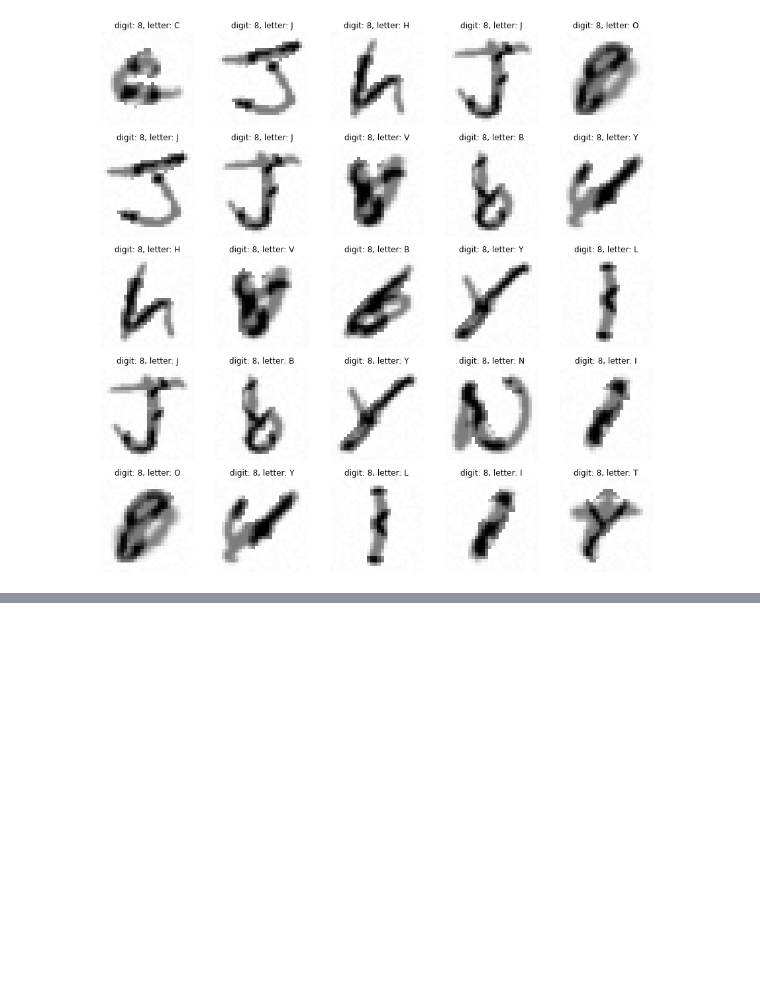
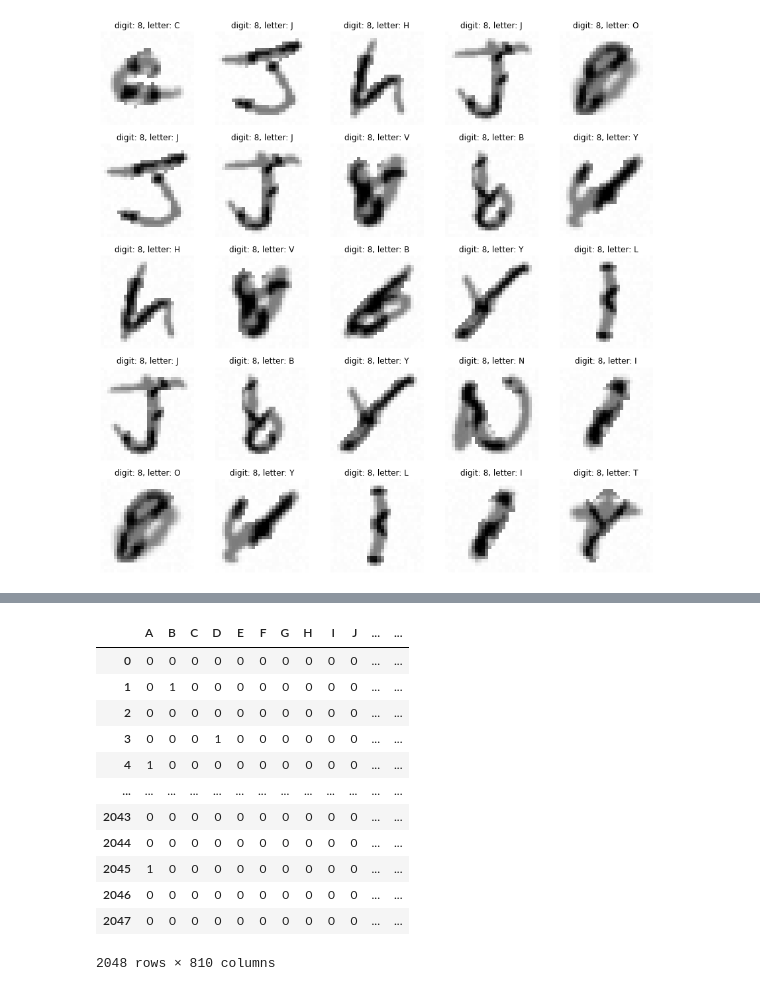
Before and after one commit to fidabspd/ml-basic, a Jupyter notebook: img.ipynb, the cells around one changed output, grey strips where cells are left out. Saved outputs shown, nothing was run; the diff lists cells and outputs as text; code cells hidden in the pictures; blank space fills up the shorter version.

```diff
--- a/img.ipynb
+++ b/img.ipynb
@@ -108,0 +147,23 @@ TypeError: Invalid shape (2048, 28, 28, 1) for image data
+# %%
+# 문자 데이터를 one-hot encoding하고
+# 이미지 픽셀 데이터를 784개의 위치 feature라고 생각하고 concat
+X_train = pd.concat(
+    (pd.get_dummies(train.letter), train[[str(i) for i in range(784)]]),
+    axis=1)
+y_train = train['digit']
+# %%
+X_train
+# %% [output]
+|  | A | B | C | D | E | F | G | H | I | J | ... | ... |
+| 0 | 0 | 0 | 0 | 0 | 0 | 0 | 0 | 0 | 0 | 0 | ... | ... |
+| 1 | 0 | 1 | 0 | 0 | 0 | 0 | 0 | 0 | 0 | 0 | ... | ... |
+| 2 | 0 | 0 | 0 | 0 | 0 | 0 | 0 | 0 | 0 | 0 | ... | ... |
+| 3 | 0 | 0 | 0 | 1 | 0 | 0 | 0 | 0 | 0 | 0 | ... | ... |
+| 4 | 1 | 0 | 0 | 0 | 0 | 0 | 0 | 0 | 0 | 0 | ... | ... |
+| ... | ... | ... | ... | ... | ... | ... | ... | ... | ... | ... | ... | ... |
+| 2043 | 0 | 0 | 0 | 0 | 0 | 0 | 0 | 0 | 0 | 0 | ... | ... |
+| 2044 | 0 | 0 | 0 | 0 | 0 | 0 | 0 | 0 | 0 | 0 | ... | ... |
+| 2045 | 1 | 0 | 0 | 0 | 0 | 0 | 0 | 0 | 0 | 0 | ... | ... |
+| 2046 | 0 | 0 | 0 | 0 | 0 | 0 | 0 | 0 | 0 | 0 | ... | ... |
+| 2047 | 0 | 0 | 0 | 0 | 0 | 0 | 0 | 0 | 0 | 0 | ... | ... |
+2048 rows × 810 columns
```
Also changed, not shown: parts of 4 cells of this notebook, 1 other file.
